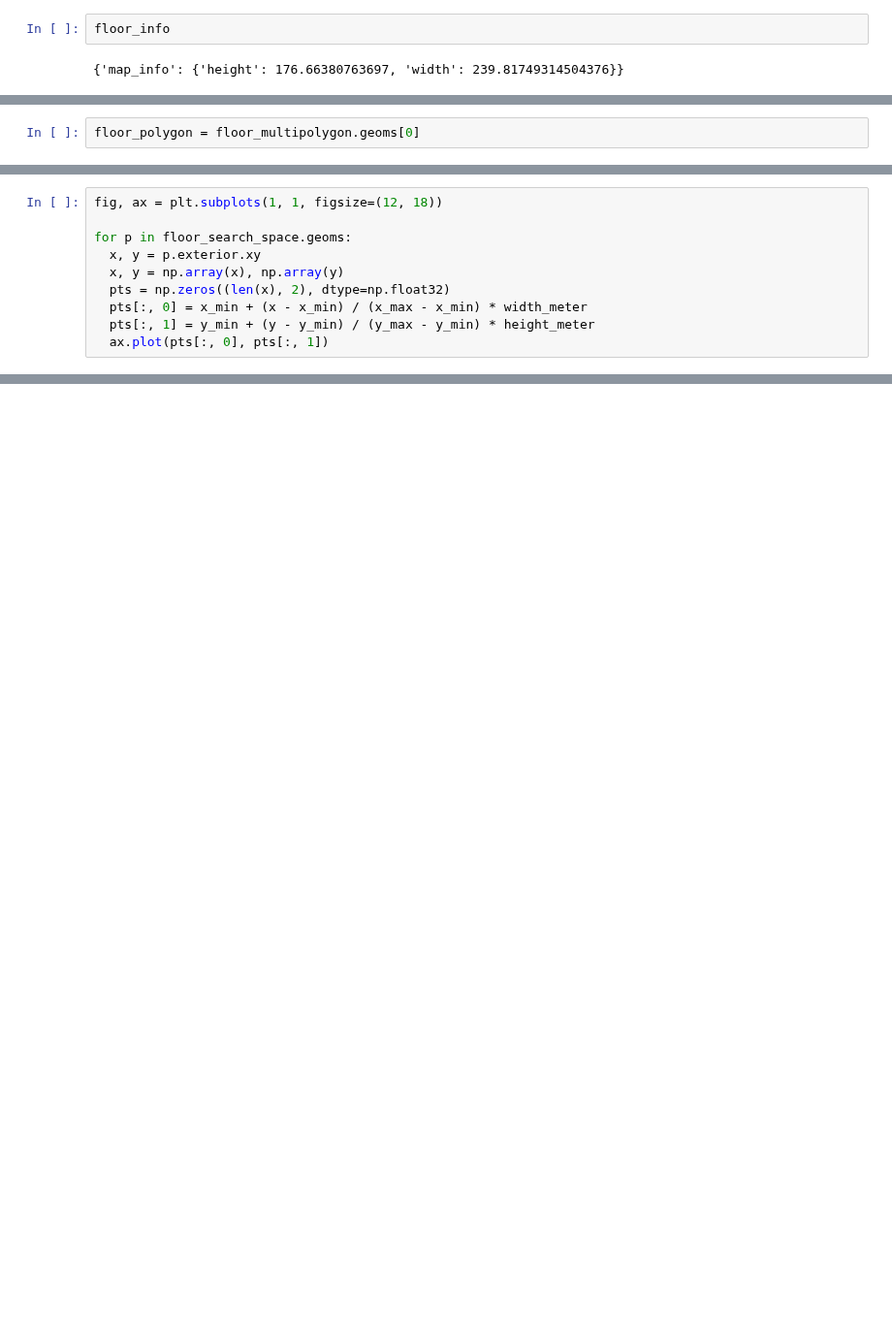
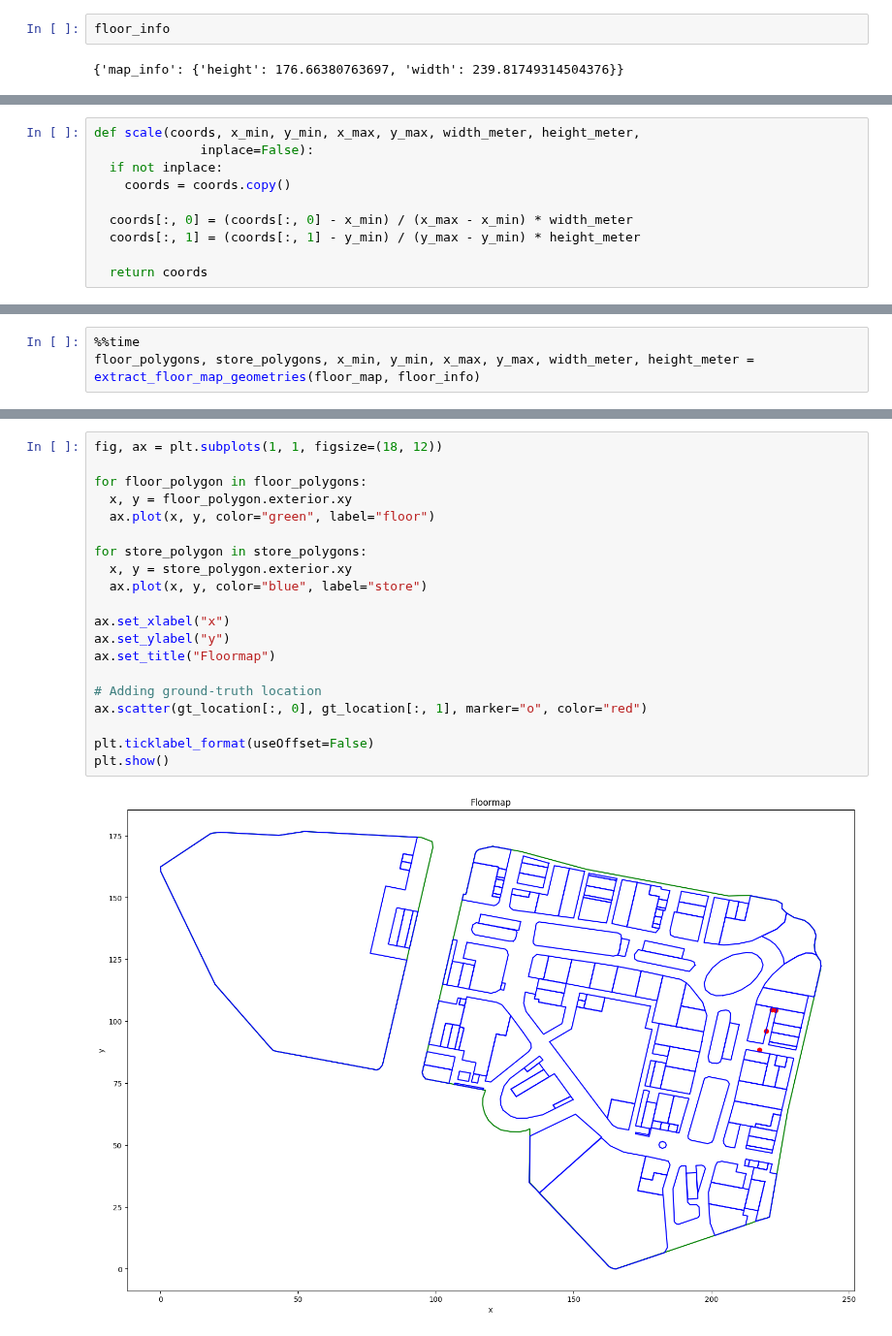
Before and after one commit to hungnd11/my-thesis, a Jupyter notebook: code/notebooks/zee.ipynb, the cells around one changed output, grey strips where cells are left out. Shown at 97% size. Saved outputs shown, nothing was run; the diff lists cells and outputs as text; blank space fills up the shorter version.

```diff
--- a/code/notebooks/zee.ipynb
+++ b/code/notebooks/zee.ipynb
@@ -263,2 +223,0 @@ len(floor_multipolygon.geoms)
-# %%
-floor_polygon = floor_multipolygon.geoms[0]
@@ -317,10 +223,0 @@ floor_search_space = floor_polygon.difference(floor_store_polygons)
-# %%
-fig, ax = plt.subplots(1, 1, figsize=(12, 18))
-
-for p in floor_search_space.geoms:
-  x, y = p.exterior.xy
-  x, y = np.array(x), np.array(y)
-  pts = np.zeros((len(x), 2), dtype=np.float32)
-  pts[:, 0] = x_min + (x - x_min) / (x_max - x_min) * width_meter
-  pts[:, 1] = y_min + (y - y_min) / (y_max - y_min) * height_meter
-  ax.plot(pts[:, 0], pts[:, 1])
@@ -358,0 +254,10 @@ visualize_trajectory(gt_location,
+# %%
+def scale(coords, x_min, y_min, x_max, y_max, width_meter, height_meter,
+              inplace=False):
+  if not inplace:
+    coords = coords.copy()
+
+  coords[:, 0] = (coords[:, 0] - x_min) / (x_max - x_min) * width_meter
+  coords[:, 1] = (coords[:, 1] - y_min) / (y_max - y_min) * height_meter
+
+  return coords
@@ -358,0 +290,3 @@ visualize_trajectory(gt_location,
+# %%
+%%time
+floor_polygons, store_polygons, x_min, y_min, x_max, y_max, width_meter, height_meter = extract_floor_map_geometries(floor_map, floor_info)
@@ -358,0 +304,22 @@ visualize_trajectory(gt_location,
+# %%
+fig, ax = plt.subplots(1, 1, figsize=(18, 12))
+
+for floor_polygon in floor_polygons:
+  x, y = floor_polygon.exterior.xy
+  ax.plot(x, y, color="green", label="floor")
+
+for store_polygon in store_polygons:
+  x, y = store_polygon.exterior.xy
+  ax.plot(x, y, color="blue", label="store")
+
+ax.set_xlabel("x")
+ax.set_ylabel("y")
+ax.set_title("Floormap")
+
+# Adding ground-truth location
+ax.scatter(gt_location[:, 0], gt_location[:, 1], marker="o", color="red")
+
+plt.ticklabel_format(useOffset=False)
+plt.show()
+# %% [output]
+[figure, added]
```
Also changed, not shown: parts of 39 cells of this notebook.
